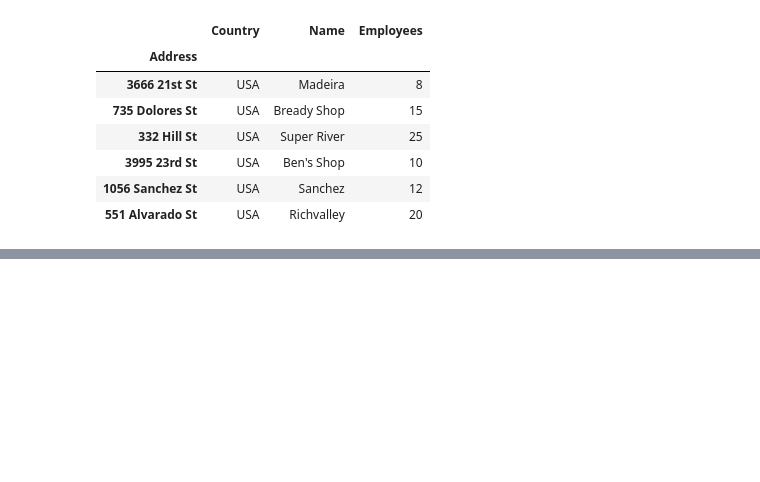
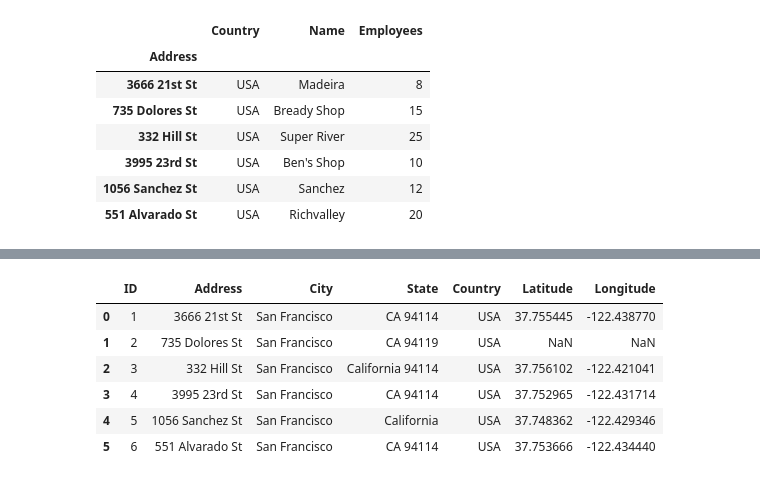
Before and after one commit to cybervoid/PythonRepository, a Jupyter notebook: AnalysisWithPandas/Testings.ipynb, the cells around one changed output, grey strips where cells are left out. Cells and saved outputs as stored; diff of their text form; code cells hidden in the pictures; blank space fills up the shorter version.

```diff
--- a/AnalysisWithPandas/Testings.ipynb
+++ b/AnalysisWithPandas/Testings.ipynb
@@ -241,0 +325,11 @@ NameError: name 'df7_t' is not defined
+# %%
+df_new = df[["ID", "Address","City","State","Country","Latitude", "Longitude"]]
+df_new
+# %% [output]
+|  | ID | Address | City | State | Country | Latitude | Longitude |
+| 0 | 1 | 3666 21st St | San Francisco | CA 94114 | USA | 37.755445 | -122.438770 |
+| 1 | 2 | 735 Dolores St | San Francisco | CA 94119 | USA | NaN | NaN |
+| 2 | 3 | 332 Hill St | San Francisco | California 94114 | USA | 37.756102 | -122.421041 |
+| 3 | 4 | 3995 23rd St | San Francisco | CA 94114 | USA | 37.752965 | -122.431714 |
+| 4 | 5 | 1056 Sanchez St | San Francisco | California | USA | 37.748362 | -122.429346 |
+| 5 | 6 | 551 Alvarado St | San Francisco | CA 94114 | USA | 37.753666 | -122.434440 |
```
Also changed, not shown: parts of 12 cells of this notebook, 2 other files.
